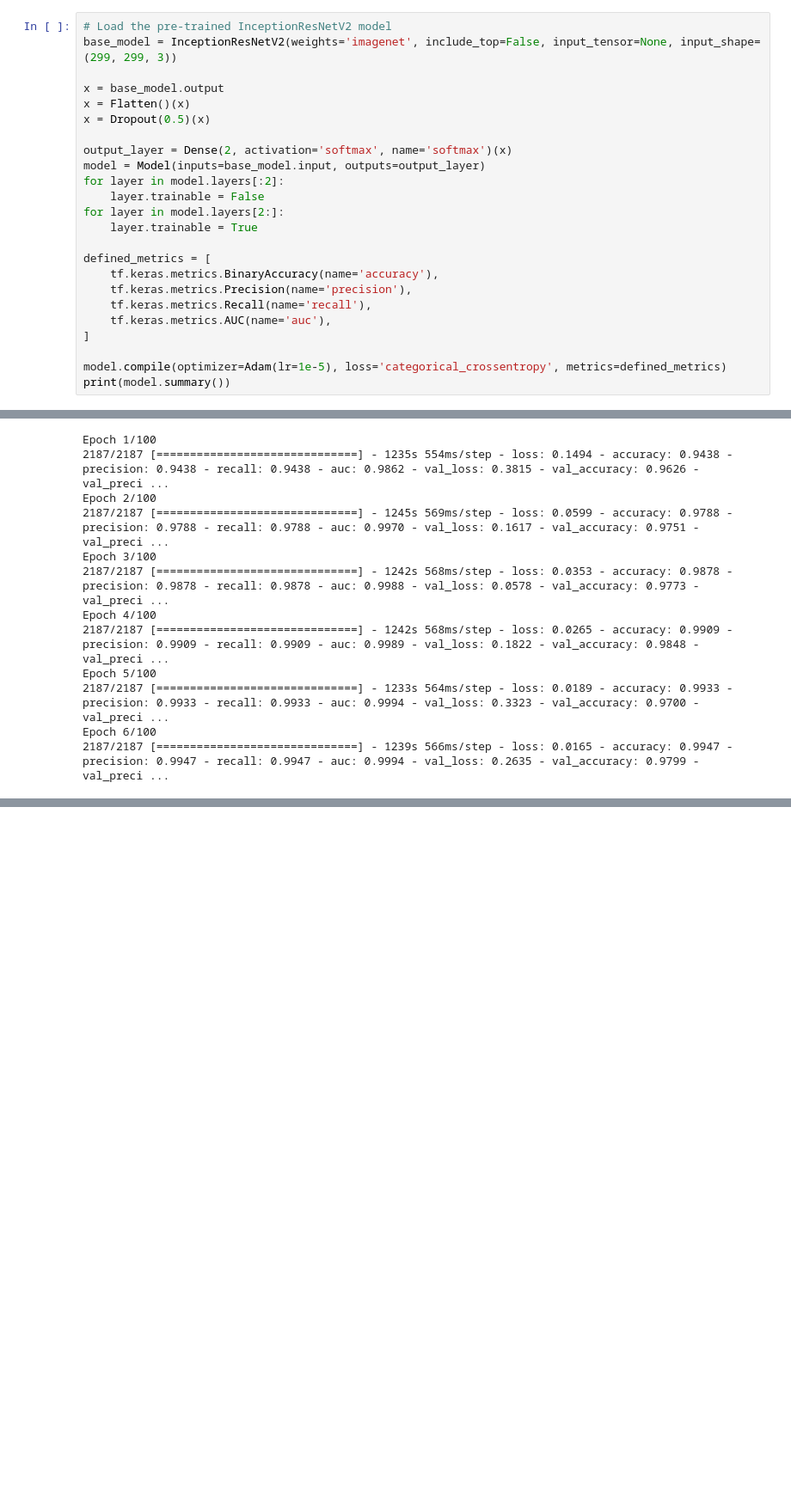
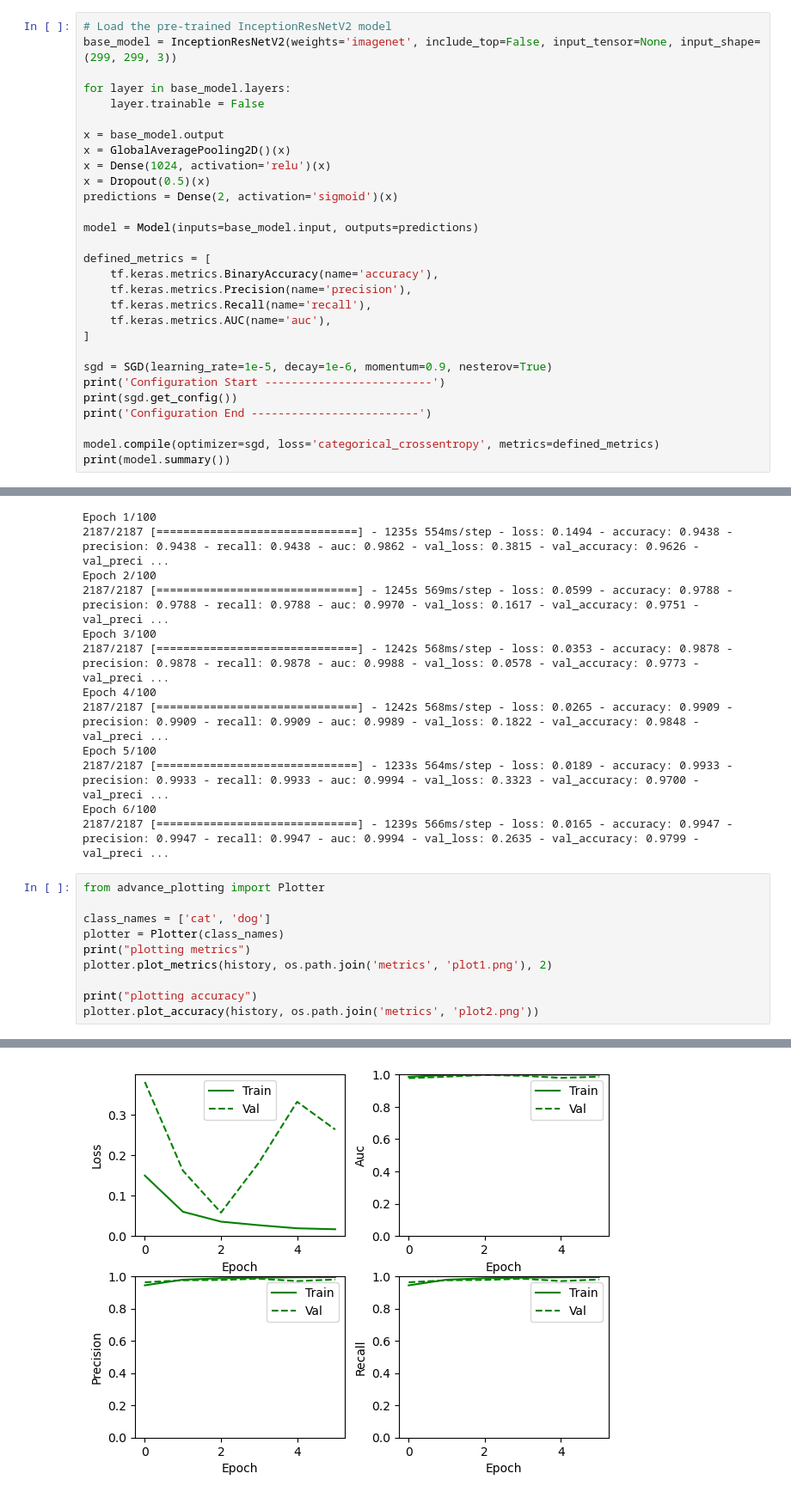
Before and after one commit to JordiCorbilla/dogs-vs-cats-classification, a Jupyter notebook: dogs_vs_cats_inceptionResnetv2.ipynb, the cells around one changed output, grey strips where cells are left out. Shown at 86% size. Saved outputs shown, nothing was run; the diff lists cells and outputs as text; blank space fills up the shorter version.

```diff
--- a/dogs_vs_cats_inceptionResnetv2.ipynb
+++ b/dogs_vs_cats_inceptionResnetv2.ipynb
@@ -193,16 +193,16 @@ Found 12500 validated image filenames.
 # Load the pre-trained InceptionResNetV2 model
 base_model = InceptionResNetV2(weights='imagenet', include_top=False, input_tensor=None, input_shape=(299, 299, 3))
 
+for layer in base_model.layers:
+    layer.trainable = False
+
 x = base_model.output
-x = Flatten()(x)
+x = GlobalAveragePooling2D()(x)
+x = Dense(1024, activation='relu')(x)
 x = Dropout(0.5)(x)
+predictions = Dense(2, activation='sigmoid')(x)
 
-output_layer = Dense(2, activation='softmax', name='softmax')(x)
-model = Model(inputs=base_model.input, outputs=output_layer)
-for layer in model.layers[:2]:
-    layer.trainable = False
-for layer in model.layers[2:]:
-    layer.trainable = True
+model = Model(inputs=base_model.input, outputs=predictions)
 
 defined_metrics = [
     tf.keras.metrics.BinaryAccuracy(name='accuracy'),
@@ -211,6 +211,11 @@ defined_metrics = [
     tf.keras.metrics.AUC(name='auc'),
 ]
 
-model.compile(optimizer=Adam(lr=1e-5), loss='categorical_crossentropy', metrics=defined_metrics)
+sgd = SGD(learning_rate=1e-5, decay=1e-6, momentum=0.9, nesterov=True)
+print('Configuration Start -------------------------')
+print(sgd.get_config())
+print('Configuration End -------------------------')
+
+model.compile(optimizer=sgd, loss='categorical_crossentropy', metrics=defined_metrics)
 print(model.summary())
 # %% [output]
@@ -285,3 +273,14 @@ Epoch 5/100
 2187/2187 [==============================] - 1233s 564ms/step - loss: 0.0189 - accuracy: 0.9933 - precision: 0.9933 - recall: 0.9933 - auc: 0.9994 - val_loss: 0.3323 - val_accuracy: 0.9700 - val_preci ...
 Epoch 6/100
 2187/2187 [==============================] - 1239s 566ms/step - loss: 0.0165 - accuracy: 0.9947 - precision: 0.9947 - recall: 0.9947 - auc: 0.9994 - val_loss: 0.2635 - val_accuracy: 0.9799 - val_preci ...
+# %%
+from advance_plotting import Plotter
+
+class_names = ['cat', 'dog']
+plotter = Plotter(class_names)
+print("plotting metrics")
+plotter.plot_metrics(history, os.path.join('metrics', 'plot1.png'), 2)
+
+print("plotting accuracy")
+plotter.plot_accuracy(history, os.path.join('metrics', 'plot2.png'))
+# %% [output]
@@ -287,0 +288 @@ Epoch 6/100
+[figure, added]
```
Also changed, not shown: parts of 3 cells of this notebook, 2 other files.
